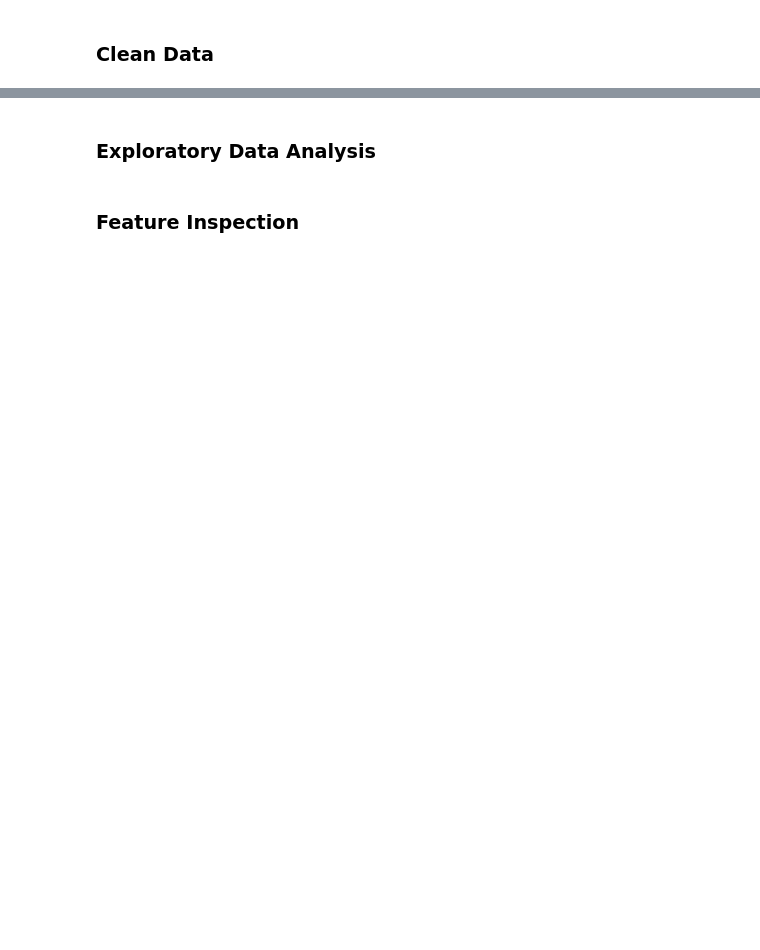
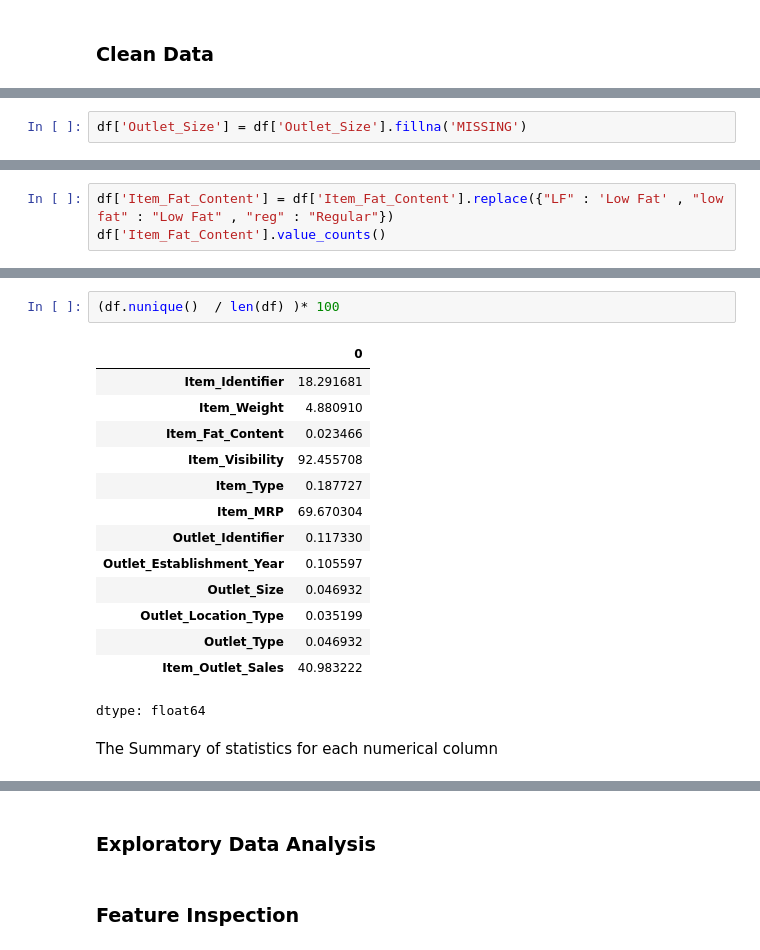
Before and after one commit to YazanMaghary/Prediction-of-Product-Sales, a Jupyter notebook: Prediction_of_Product_Sales.ipynb, the cells around one changed output, grey strips where cells are left out. Drawn from its saved outputs; the diff is of its cells as text; blank space fills up the shorter version.

```diff
--- a/Prediction_of_Product_Sales.ipynb
+++ b/Prediction_of_Product_Sales.ipynb
@@ -15,0 +107,2 @@
+# %%
+df['Outlet_Size'] = df['Outlet_Size'].fillna('MISSING')
@@ -15,0 +147,3 @@
+# %%
+df['Item_Fat_Content'] = df['Item_Fat_Content'].replace({"LF" : 'Low Fat' , "low fat" : "Low Fat" , "reg" : "Regular"})
+df['Item_Fat_Content'].value_counts()
@@ -15,0 +156,19 @@
+# %%
+(df.nunique()  / len(df) )* 100
+# %% [output]
+|  | 0 |
+| Item_Identifier | 18.291681 |
+| Item_Weight | 4.880910 |
+| Item_Fat_Content | 0.023466 |
+| Item_Visibility | 92.455708 |
+| Item_Type | 0.187727 |
+| Item_MRP | 69.670304 |
+| Outlet_Identifier | 0.117330 |
+| Outlet_Establishment_Year | 0.105597 |
+| Outlet_Size | 0.046932 |
+| Outlet_Location_Type | 0.035199 |
+| Outlet_Type | 0.046932 |
+| Item_Outlet_Sales | 40.983222 |
+dtype: float64
+# %% [markdown]
+The Summary of statistics for each numerical column
```
Also changed, not shown: parts of 22 cells of this notebook.
